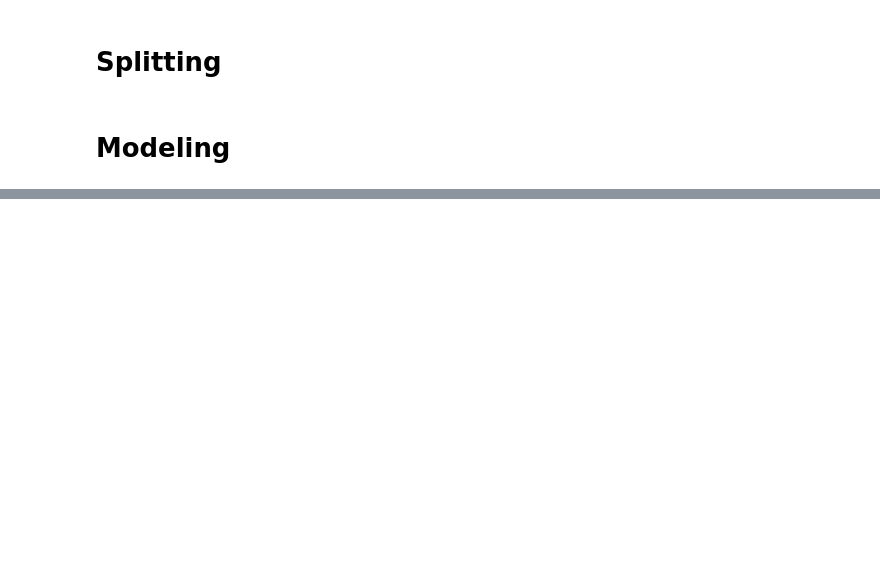
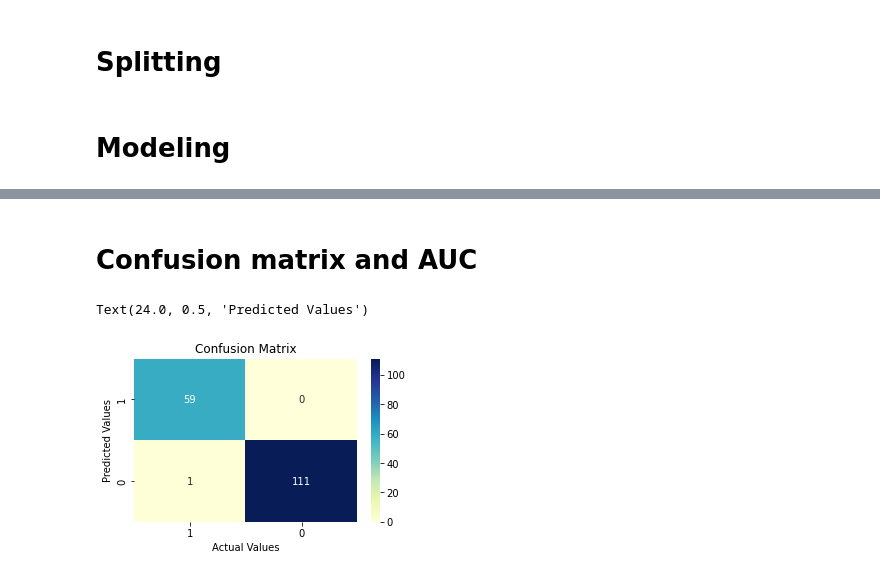
Before and after one commit to pustelnikk/breast-cancer, a Jupyter notebook: Breast_Cancer_Notebook.ipynb, the cells around one changed output, grey strips where cells are left out. Saved outputs shown, nothing was run; the diff lists cells and outputs as text; code cells hidden in the pictures; blank space fills up the shorter version.

```diff
--- a/Breast_Cancer_Notebook.ipynb
+++ b/Breast_Cancer_Notebook.ipynb
@@ -211,0 +186,8 @@ pd.DataFrame(data={'Accuracy' : accuracy_score(pred, y_test),
+# %%
+models = {
+    'SVC' : SVC(random_state = 1),
+    'XGBoost' : XGBClassifier(random_state = 1),
+    'RandomForestClassifier' : RandomForestClassifier(random_state = 1),
+    'LogisticRegression' : LogisticRegression(random_state = 1)
+}
+scores = pd.DataFrame()
@@ -211,0 +214,13 @@ pd.DataFrame(data={'Accuracy' : accuracy_score(pred, y_test),
+# %% [markdown]
+# Confusion matrix and AUC
+# %%
+tn, fp , fn, tp = confusion_matrix(y_test, models['SVC'].predict(X_test)).ravel()
+plt.figure(figsize = (5,3))
+sns.heatmap(np.array([tp, fp , fn, tn]).reshape(2,2),xticklabels = [1,0],
+            yticklabels = [1,0],fmt='d', annot = True,cmap="YlGnBu")
+plt.title('Confusion Matrix')
+plt.xlabel('Actual Values')
+plt.ylabel('Predicted Values')
+# %% [output]
+Text(24.0, 0.5, 'Predicted Values')
+[figure, added]
```
Also changed, not shown: parts of 16 cells of this notebook.
